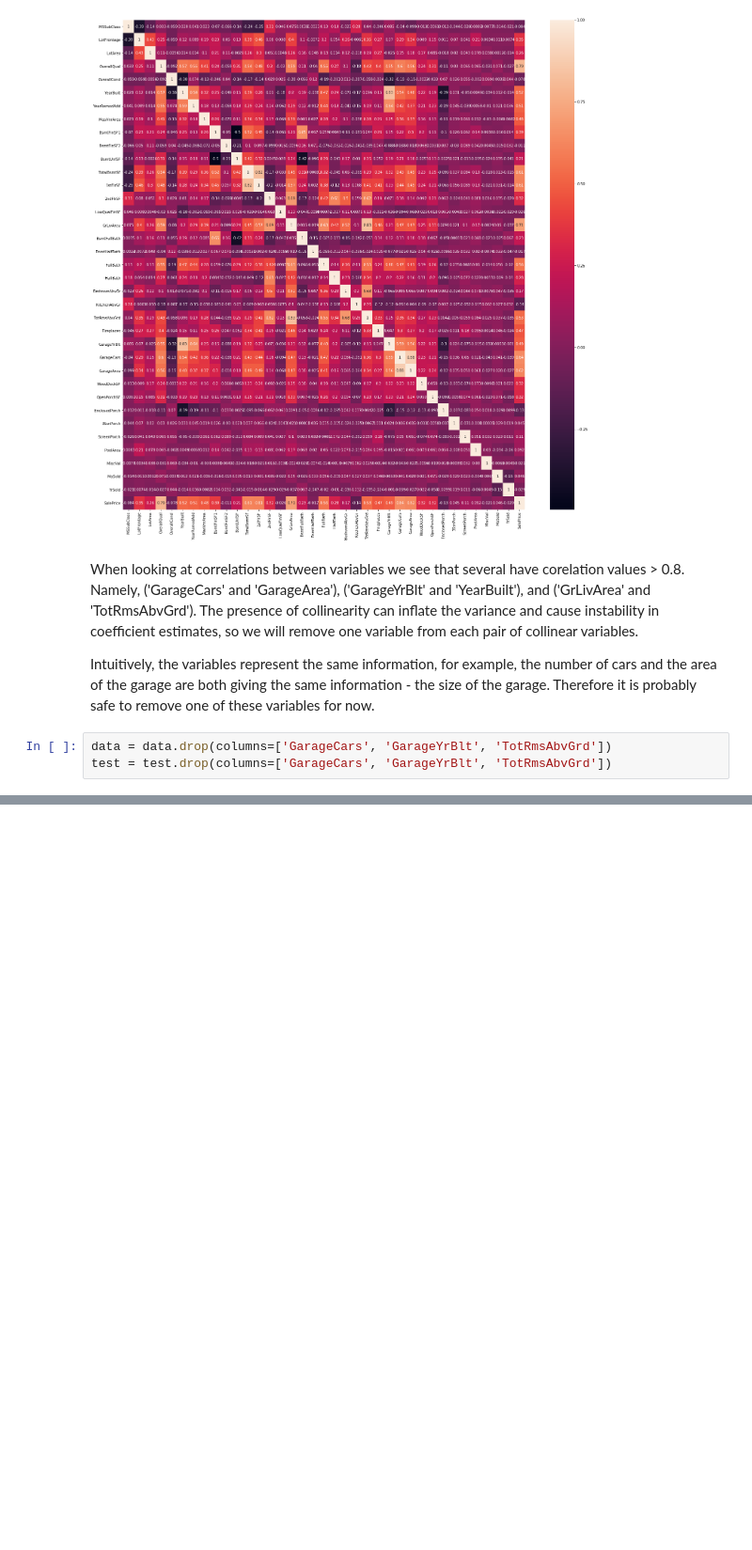
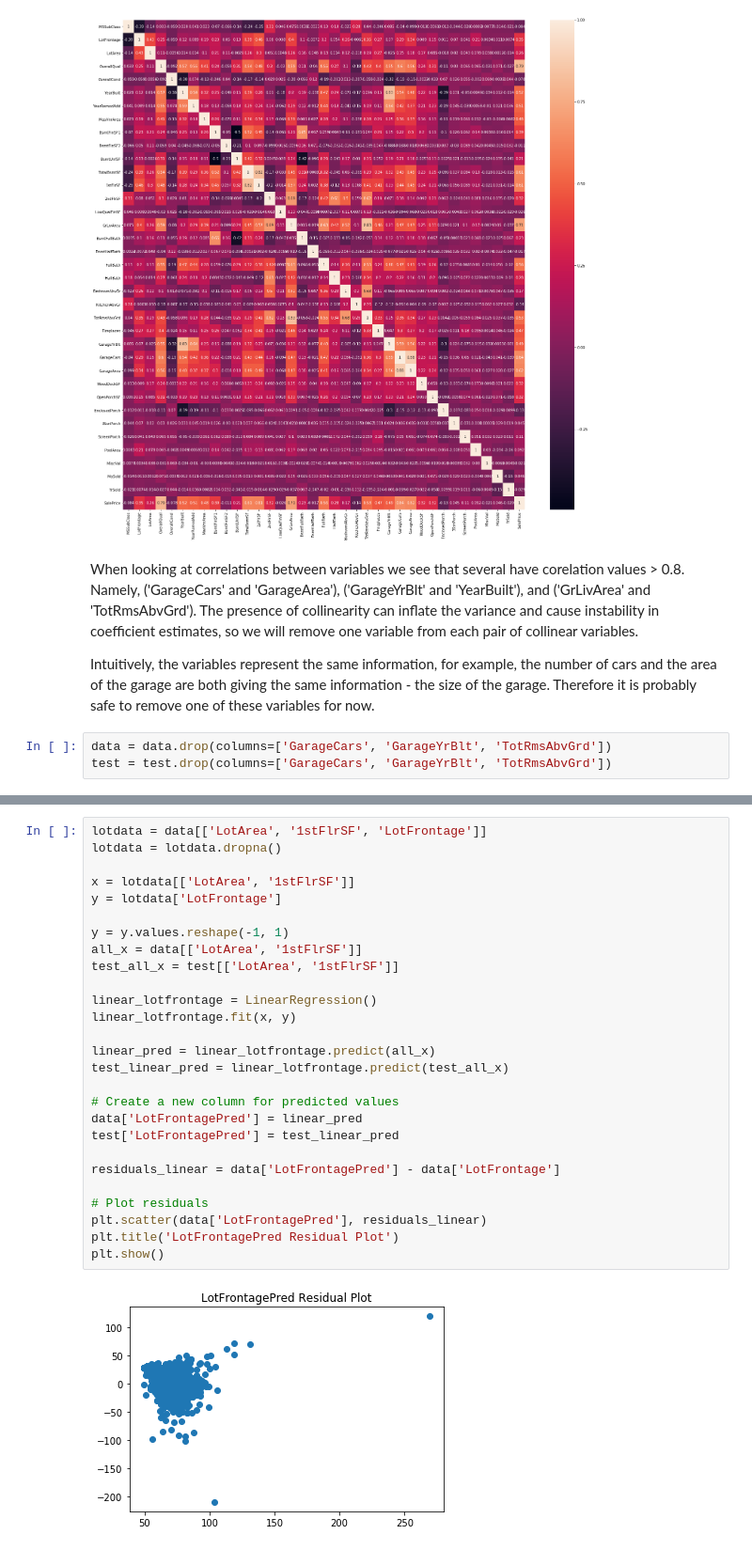
Before and after one commit to tcwou/House-Prices-Kaggle, a Jupyter notebook: Kaggle Housing Project Notebook.ipynb, the cells around one changed output, grey strips where cells are left out. Shown at 94% size. Saved outputs shown, nothing was run; the diff lists cells and outputs as text; blank space fills up the shorter version.

```diff
--- a/Kaggle Housing Project Notebook.ipynb
+++ b/Kaggle Housing Project Notebook.ipynb
@@ -171,0 +284,29 @@ plt.show()
+# %%
+lotdata = data[['LotArea', '1stFlrSF', 'LotFrontage']]
+lotdata = lotdata.dropna()
+
+x = lotdata[['LotArea', '1stFlrSF']]
+y = lotdata['LotFrontage']
+
+y = y.values.reshape(-1, 1)
+all_x = data[['LotArea', '1stFlrSF']]
+test_all_x = test[['LotArea', '1stFlrSF']]
+
+linear_lotfrontage = LinearRegression()
+linear_lotfrontage.fit(x, y)
+
+linear_pred = linear_lotfrontage.predict(all_x)
+test_linear_pred = linear_lotfrontage.predict(test_all_x)
+
+# Create a new column for predicted values
+data['LotFrontagePred'] = linear_pred
+test['LotFrontagePred'] = test_linear_pred
+
+residuals_linear = data['LotFrontagePred'] - data['LotFrontage']
+
+# Plot residuals
+plt.scatter(data['LotFrontagePred'], residuals_linear)
+plt.title('LotFrontagePred Residual Plot')
+plt.show()
+# %% [output]
+[figure, added]
```
Also changed, not shown: parts of 32 cells of this notebook.
